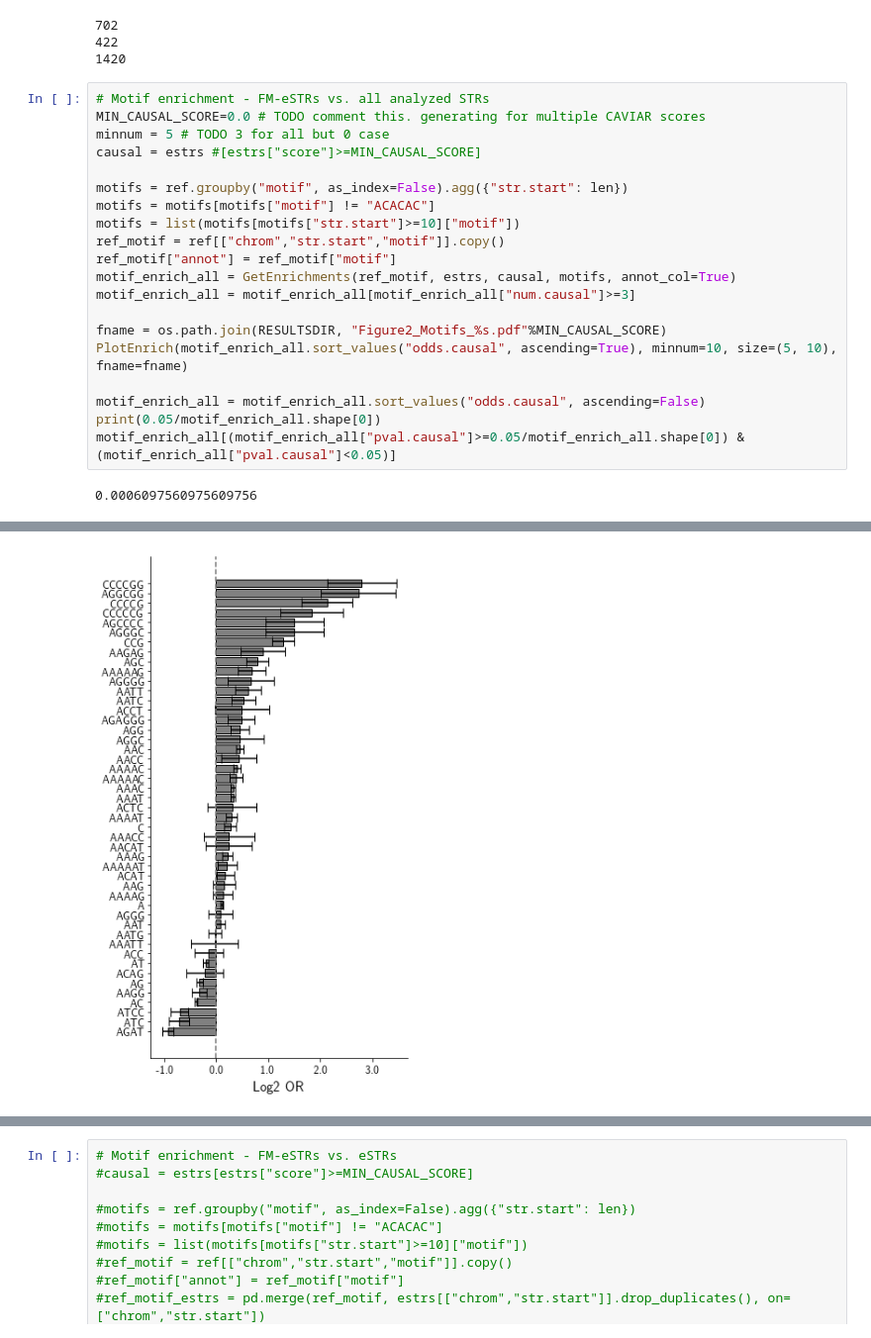
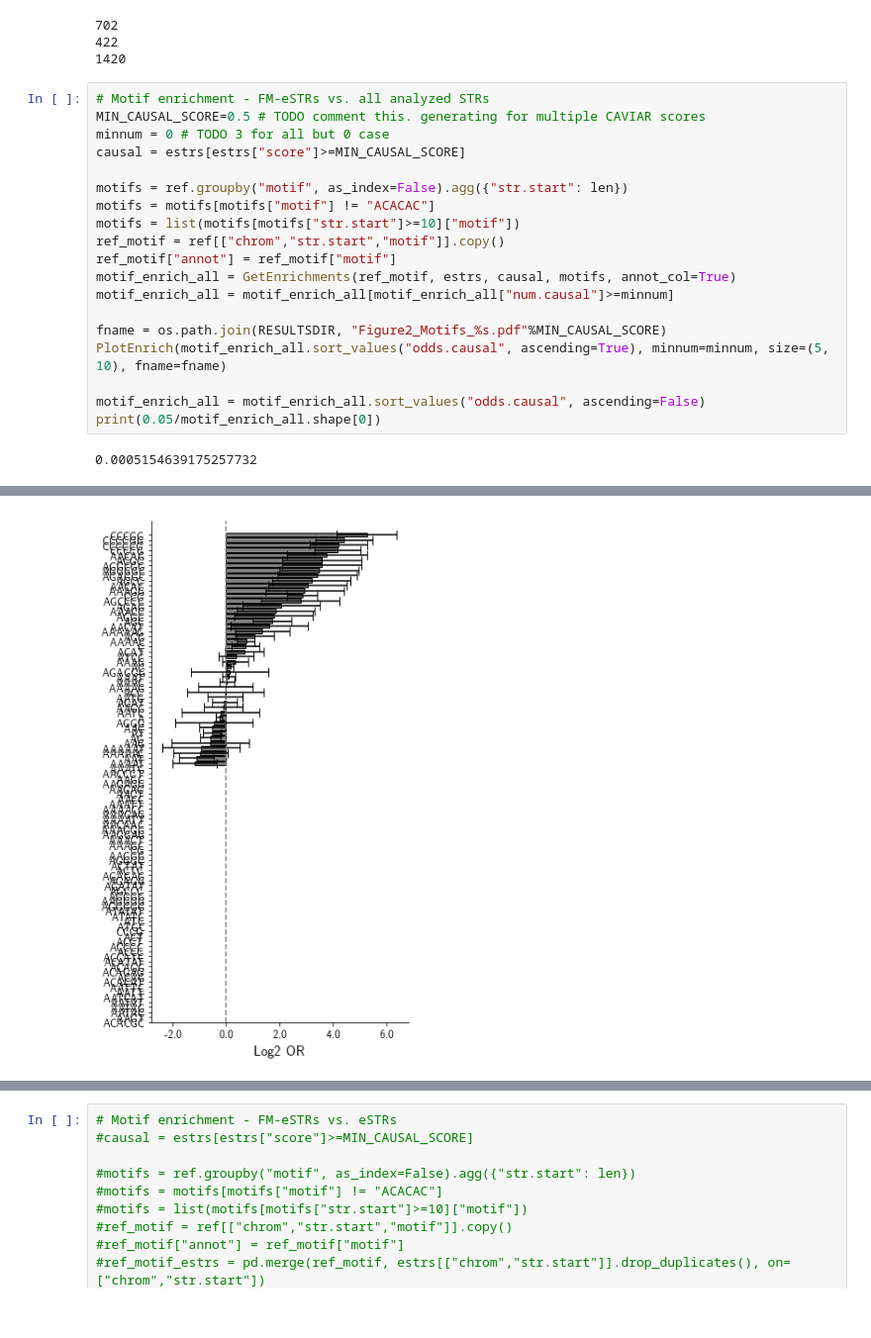
Before and after one commit to gymreklab/gtex-estrs-paper, a Jupyter notebook: figures/eSTR-GTEx-Revision-SuppFiguresEnrichment.ipynb, the cells around one changed output, grey strips where cells are left out. Shown at 99% size. Saved outputs shown, nothing was run; the diff lists cells and outputs as text.

```diff
--- a/figures/eSTR-GTEx-Revision-SuppFiguresEnrichment.ipynb
+++ b/figures/eSTR-GTEx-Revision-SuppFiguresEnrichment.ipynb
@@ -356,9 +356,9 @@ print(x[["chrom","str.start","gene"]].drop_duplicates().shape[0])
 1420
 # %%
 # Motif enrichment - FM-eSTRs vs. all analyzed STRs
-MIN_CAUSAL_SCORE=0.0 # TODO comment this. generating for multiple CAVIAR scores
-minnum = 5 # TODO 3 for all but 0 case
-causal = estrs #[estrs["score"]>=MIN_CAUSAL_SCORE]
+MIN_CAUSAL_SCORE=0.5 # TODO comment this. generating for multiple CAVIAR scores
+minnum = 0 # TODO 3 for all but 0 case
+causal = estrs[estrs["score"]>=MIN_CAUSAL_SCORE]
 
 motifs = ref.groupby("motif", as_index=False).agg({"str.start": len})
 motifs = motifs[motifs["motif"] != "ACACAC"]
@@ -366,13 +366,12 @@ motifs = list(motifs[motifs["str.start"]>=10]["motif"])
 ref_motif = ref[["chrom","str.start","motif"]].copy()
 ref_motif["annot"] = ref_motif["motif"]
 motif_enrich_all = GetEnrichments(ref_motif, estrs, causal, motifs, annot_col=True)
-motif_enrich_all = motif_enrich_all[motif_enrich_all["num.causal"]>=3]
+motif_enrich_all = motif_enrich_all[motif_enrich_all["num.causal"]>=minnum]
 
 fname = os.path.join(RESULTSDIR, "Figure2_Motifs_%s.pdf"%MIN_CAUSAL_SCORE)
-PlotEnrich(motif_enrich_all.sort_values("odds.causal", ascending=True), minnum=10, size=(5, 10), fname=fname)
+PlotEnrich(motif_enrich_all.sort_values("odds.causal", ascending=True), minnum=minnum, size=(5, 10), fname=fname)
 
 motif_enrich_all = motif_enrich_all.sort_values("odds.causal", ascending=False)
 print(0.05/motif_enrich_all.shape[0])
-motif_enrich_all[(motif_enrich_all["pval.causal"]>=0.05/motif_enrich_all.shape[0]) & (motif_enrich_all["pval.causal"]<0.05)]
 # %% [output]
-0.0006097560975609756
+0.0005154639175257732
@@ -396 +378 @@ motif_enrich_all[(motif_enrich_all["pval.causal"]>=0.05/motif_enrich_all.shape[0
-[figure, old version]
+[figure, new version]
```
Also changed, not shown: parts of 2 cells of this notebook, 3 other files.
